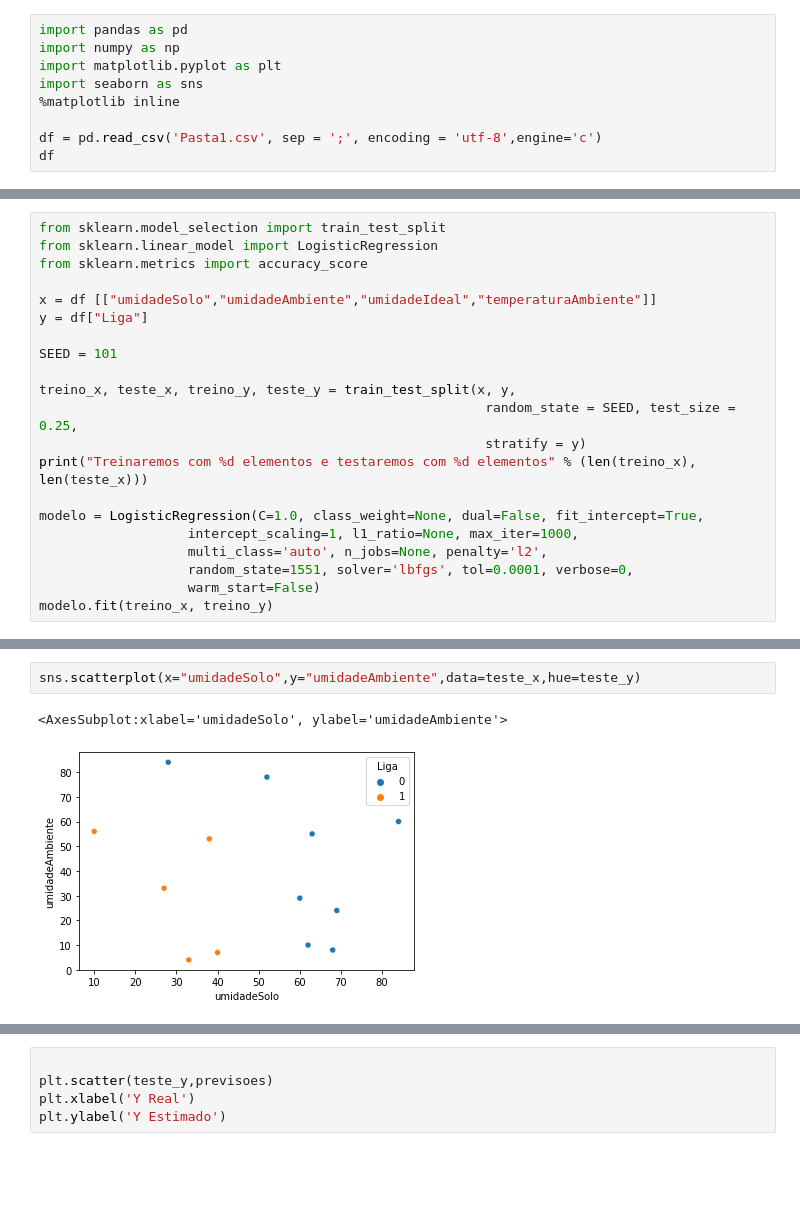
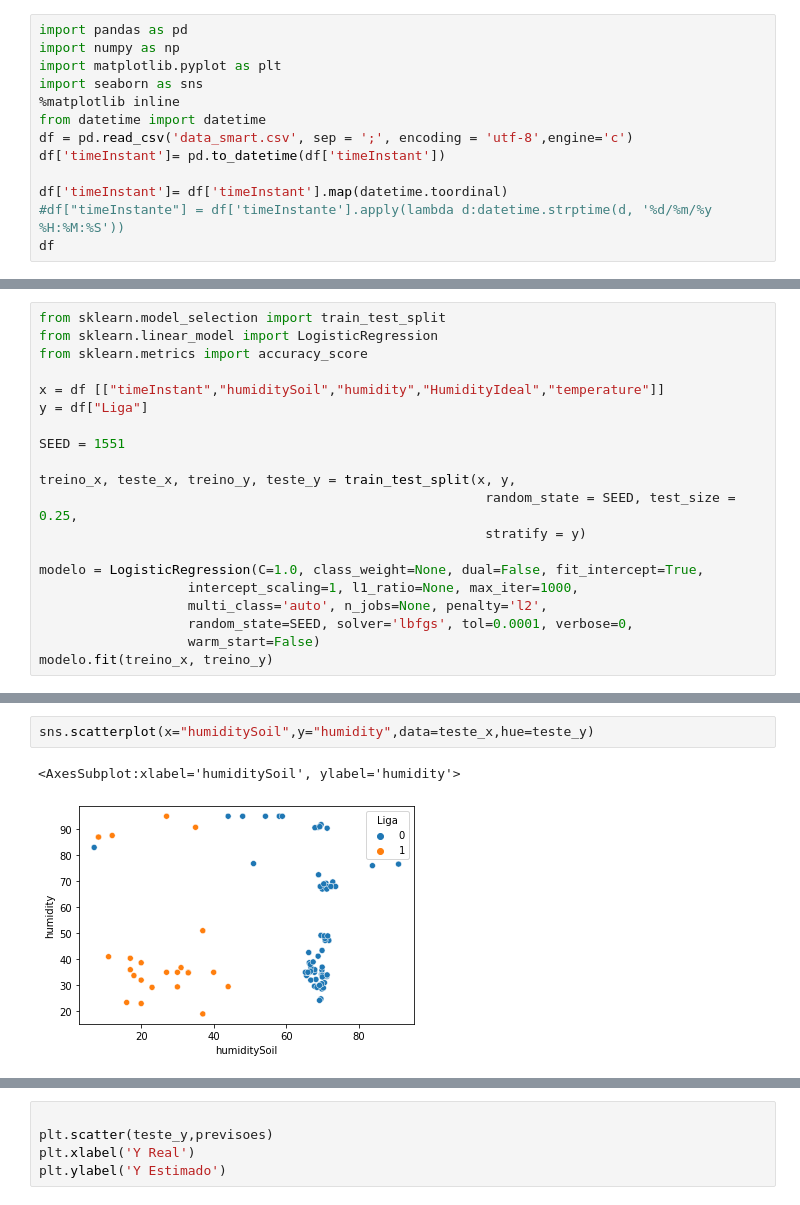
Before and after one commit to Citolino/ia-smart-irrigation, a Jupyter notebook: first-machine-smart-irrigation.ipynb, the cells around one changed output, grey strips where cells are left out. Cells and saved outputs as stored; diff of their text form; blank space fills up the shorter version.

```diff
--- a/first-machine-smart-irrigation.ipynb
+++ b/first-machine-smart-irrigation.ipynb
@@ -4,7 +4,11 @@ import numpy as np
 import matplotlib.pyplot as plt
 import seaborn as sns
 %matplotlib inline
+from datetime import datetime
+df = pd.read_csv('data_smart.csv', sep = ';', encoding = 'utf-8',engine='c')
+df['timeInstant']= pd.to_datetime(df['timeInstant'])
 
-df = pd.read_csv('Pasta1.csv', sep = ';', encoding = 'utf-8',engine='c')
+df['timeInstant']= df['timeInstant'].map(datetime.toordinal)
+#df["timeInstante"] = df['timeInstante'].apply(lambda d:datetime.strptime(d, '%d/%m/%y %H:%M:%S'))
 df
 # %% [output]
@@ -60,20 +71,19 @@ from sklearn.model_selection import train_test_split
 from sklearn.linear_model import LogisticRegression
 from sklearn.metrics import accuracy_score
 
-x = df [["umidadeSolo","umidadeAmbiente","umidadeIdeal","temperaturaAmbiente"]]
+x = df [["timeInstant","humiditySoil","humidity","HumidityIdeal","temperature"]]
 y = df["Liga"]
 
-SEED = 101
+SEED = 1551
 
 treino_x, teste_x, treino_y, teste_y = train_test_split(x, y,
                                                          random_state = SEED, test_size = 0.25,
                                                          stratify = y)
-print("Treinaremos com %d elementos e testaremos com %d elementos" % (len(treino_x), len(teste_x)))
 
 modelo = LogisticRegression(C=1.0, class_weight=None, dual=False, fit_intercept=True,
                    intercept_scaling=1, l1_ratio=None, max_iter=1000,
                    multi_class='auto', n_jobs=None, penalty='l2',
-                   random_state=1551, solver='lbfgs', tol=0.0001, verbose=0,
+                   random_state=SEED, solver='lbfgs', tol=0.0001, verbose=0,
                    warm_start=False)
 modelo.fit(treino_x, treino_y)
 # %% [output]
@@ -96,6 +104,6 @@ sns.scatterplot(x="umidadeSolo",y="umidadeIdeal",data=teste_x,hue=teste_y)
 # %%
-sns.scatterplot(x="umidadeSolo",y="umidadeAmbiente",data=teste_x,hue=teste_y)
+sns.scatterplot(x="humiditySoil",y="humidity",data=teste_x,hue=teste_y)
 # %% [output]
-<AxesSubplot:xlabel='umidadeSolo', ylabel='umidadeAmbiente'>
+<AxesSubplot:xlabel='humiditySoil', ylabel='humidity'>
-[figure, old version]
+[figure, new version]
 # %%
```
Also changed, not shown: parts of 21 cells of this notebook, 5 other files.
